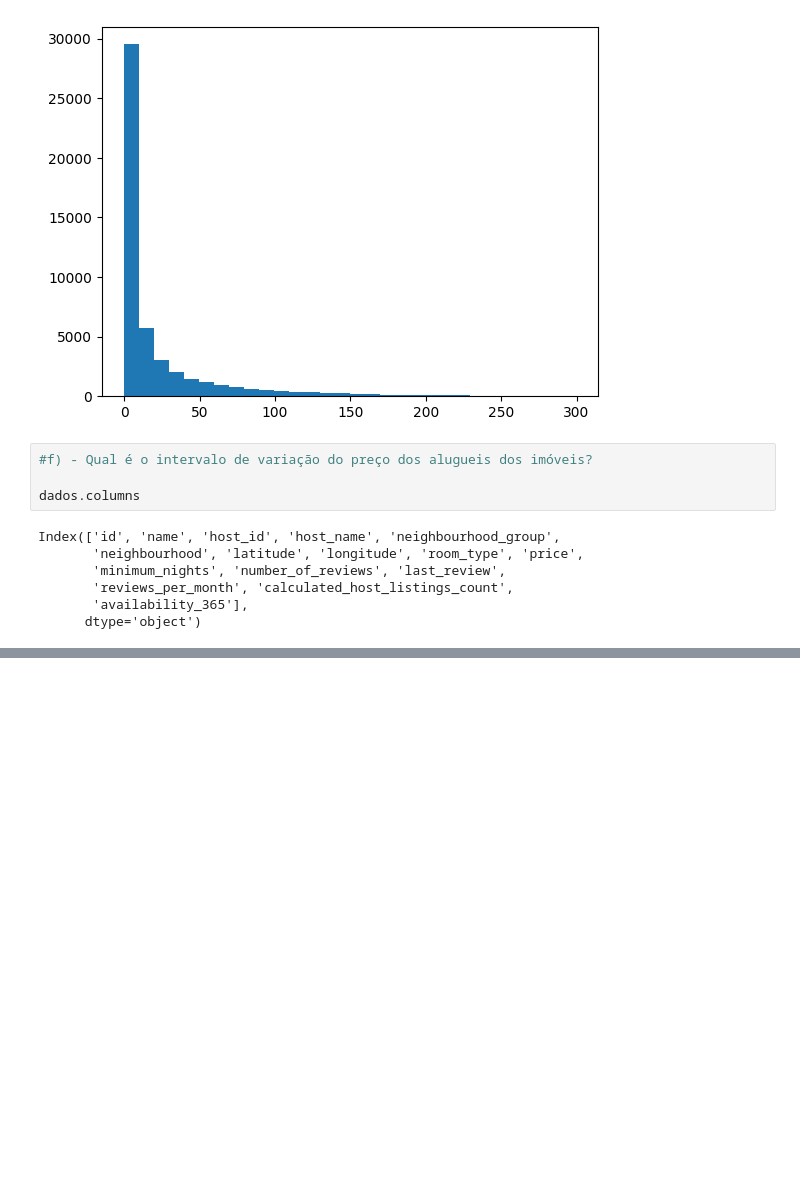
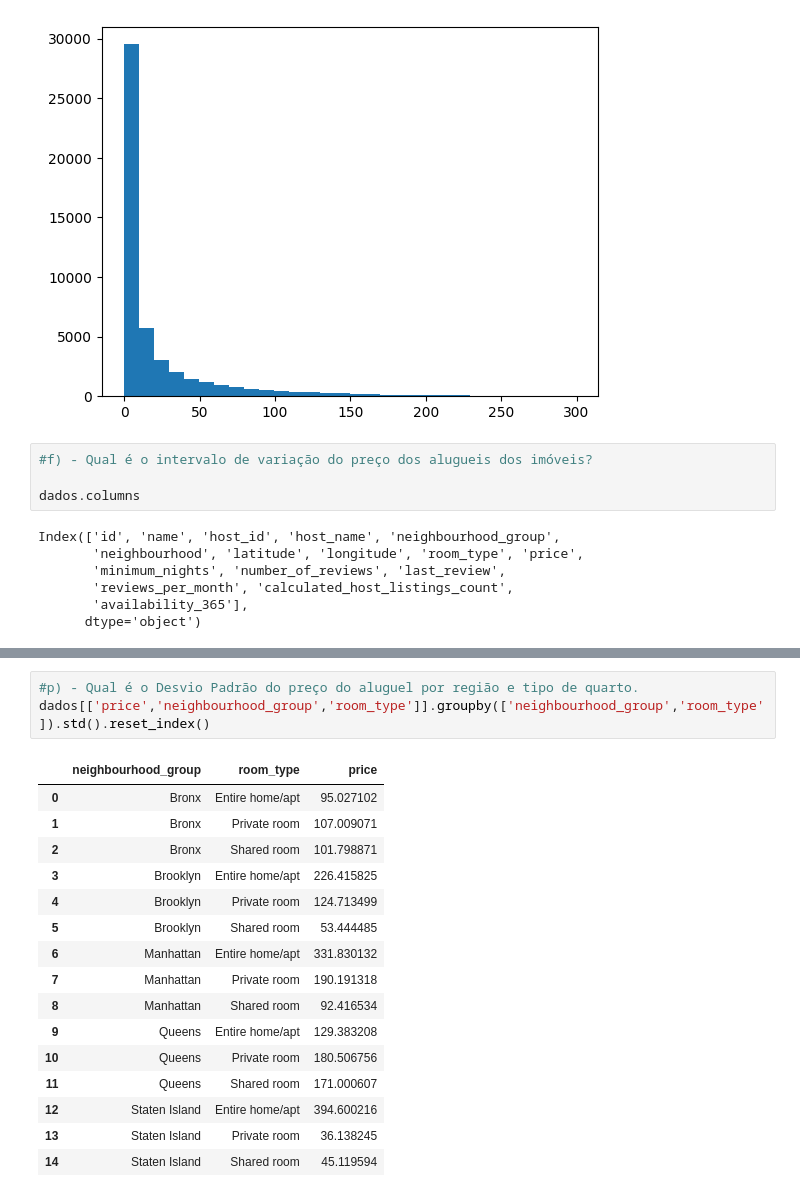
Before and after one commit to Gcango/Analise_da_BD_Imoveis_SOIMOVE, a Jupyter notebook: Analise_daBD_Imoveis.ipynb, the cells around one changed output, grey strips where cells are left out. Saved outputs shown, nothing was run; the diff lists cells and outputs as text; blank space fills up the shorter version.

```diff
--- a/Analise_daBD_Imoveis.ipynb
+++ b/Analise_daBD_Imoveis.ipynb
@@ -168,0 +264,20 @@ Index(['id', 'name', 'host_id', 'host_name', 'neighbourhood_group',
+# %%
+#p) - Qual é o Desvio Padrão do preço do aluguel por região e tipo de quarto.
+dados[['price','neighbourhood_group','room_type']].groupby(['neighbourhood_group','room_type']).std().reset_index()
+# %% [output]
+|  | neighbourhood_group | room_type | price |
+| 0 | Bronx | Entire home/apt | 95.027102 |
+| 1 | Bronx | Private room | 107.009071 |
+| 2 | Bronx | Shared room | 101.798871 |
+| 3 | Brooklyn | Entire home/apt | 226.415825 |
+| 4 | Brooklyn | Private room | 124.713499 |
+| 5 | Brooklyn | Shared room | 53.444485 |
+| 6 | Manhattan | Entire home/apt | 331.830132 |
+| 7 | Manhattan | Private room | 190.191318 |
+| 8 | Manhattan | Shared room | 92.416534 |
+| 9 | Queens | Entire home/apt | 129.383208 |
+| 10 | Queens | Private room | 180.506756 |
+| 11 | Queens | Shared room | 171.000607 |
+| 12 | Staten Island | Entire home/apt | 394.600216 |
+| 13 | Staten Island | Private room | 36.138245 |
+| 14 | Staten Island | Shared room | 45.119594 |
```
Also changed, not shown: parts of 14 cells of this notebook.
